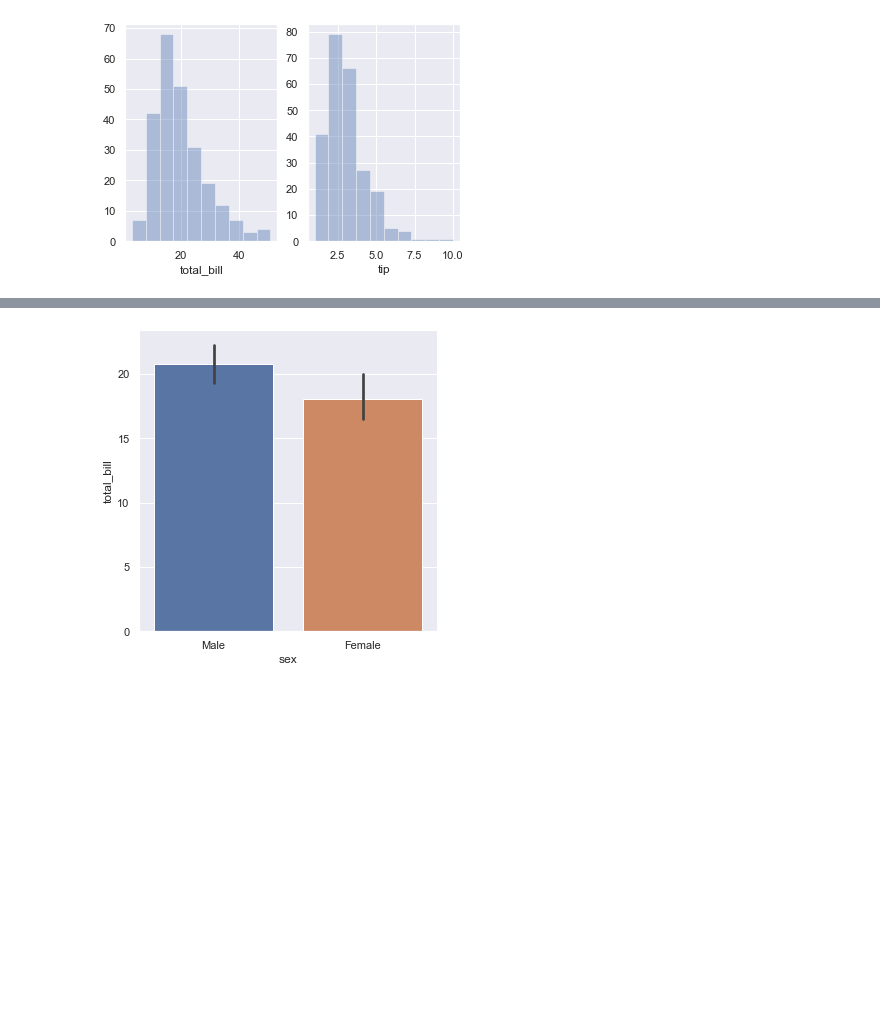
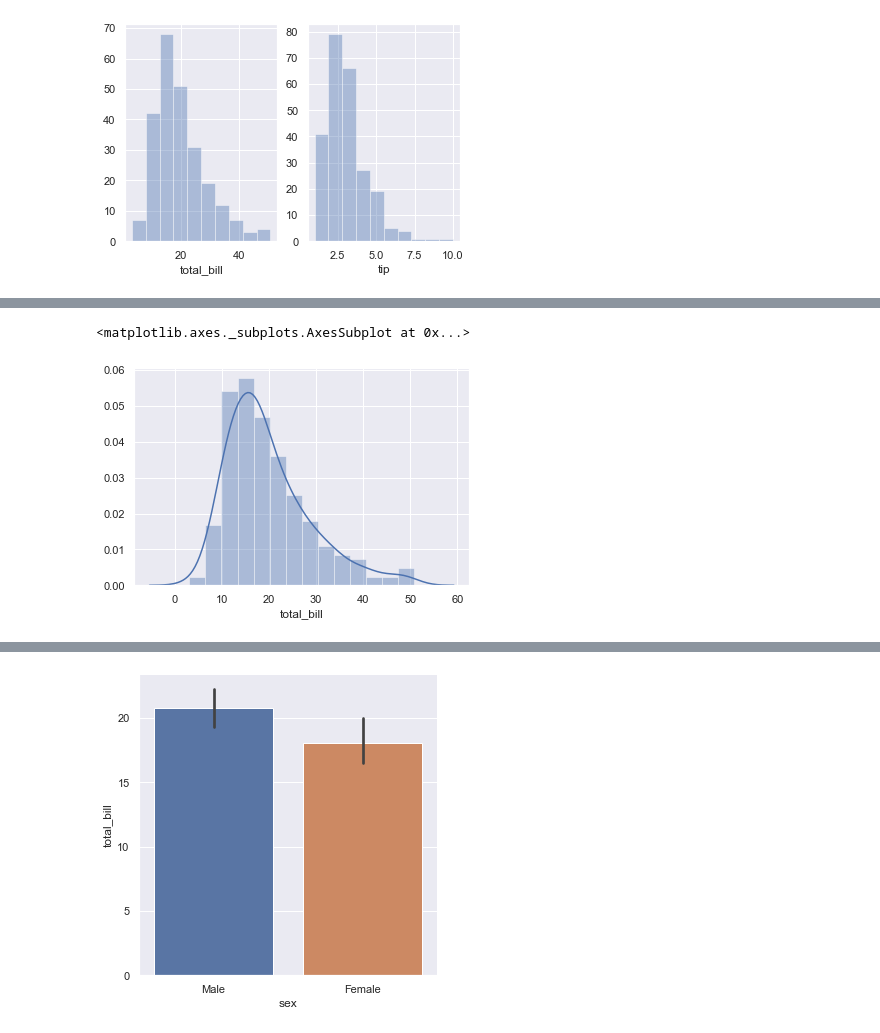
Before and after one commit to ANihill/Fundamentals-Assessment, a Jupyter notebook: Fundamentals of Data Analytics - Assessment.ipynb, the cells around one changed output, grey strips where cells are left out. Drawn from its saved outputs; the diff is of its cells as text; code cells hidden in the pictures; blank space fills up the shorter version.

```diff
--- a/Fundamentals of Data Analytics - Assessment.ipynb
+++ b/Fundamentals of Data Analytics - Assessment.ipynb
@@ -68,0 +79,5 @@ sns.distplot(tips['tip'], kde=False, bins=10);
+# %%
+sns.distplot(tips['total_bill'])
+# %% [output]
+<matplotlib.axes._subplots.AxesSubplot at 0x...>
+[figure, added]
```
Also changed, not shown: parts of 15 cells of this notebook.
